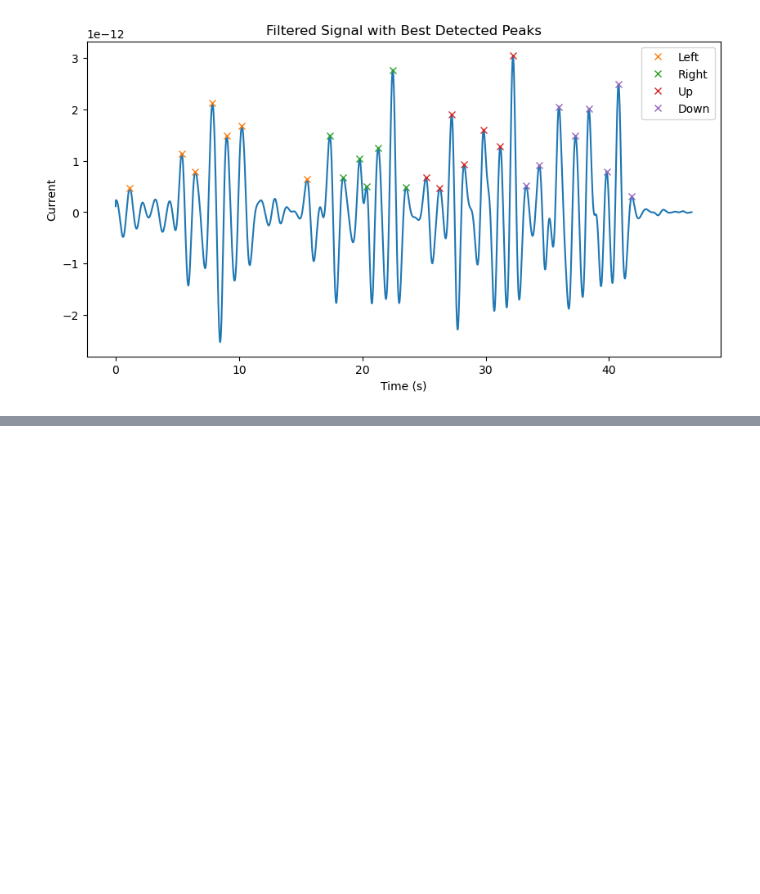
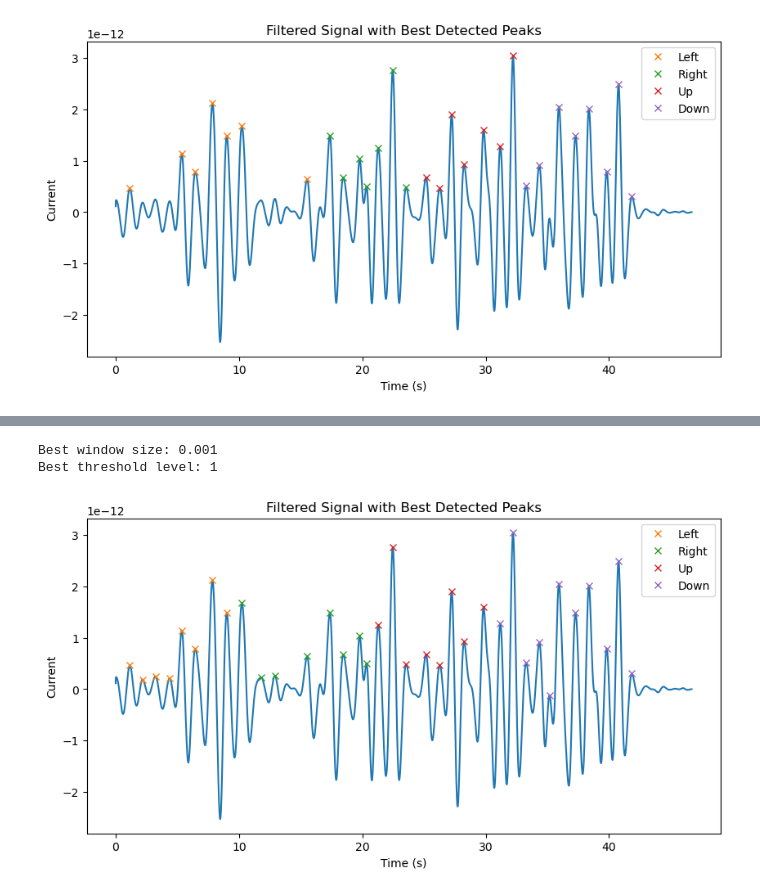
Before and after one commit to shreeshkarjagi/Senior-Capstone, a Jupyter notebook: simple signal processing .ipynb, the cells around one changed output, grey strips where cells are left out. Saved outputs shown, nothing was run; the diff lists cells and outputs as text; code cells hidden in the pictures; blank space fills up the shorter version.

```diff
--- a/simple signal processing .ipynb
+++ b/simple signal processing .ipynb
@@ -274,0 +236,55 @@ KeyError: 'widths'
+# %%
+# Define range of window sizes and threshold levels to try
+window_sizes = [0.001, 0.005, 0.01, 0.05]
+threshold_levels = [1, 2, 3, 4, 5]
+
+# Initialize variables to store best results
+best_window = None
+best_threshold = None
+best_peaks = None
+best_score = 0
+
+# Loop over all window sizes and threshold levels and evaluate performance
+for window in window_sizes:
+    for threshold in threshold_levels:
+        # Find peaks in the filtered signal above the threshold, with minimum distance of 1 window length
+        min_dist = int(window * fs)
+        peaks, properties = find_peaks(second_derivative, prominence=threshold * baseline, distance=min_dist, width=0.1)
+
+        # Calculate performance score as number of peaks detected
+        score = len(peaks)
+
+        # Update best results if this combination is better
+        if score > best_score:
+            best_window = window
+            best_threshold = threshold
+            best_peaks = peaks
+            best_score = score
+
+# Print best window and threshold values
+print('Best window size:', best_window)
+print('Best threshold level:', best_threshold)
+
+# Group peaks into left, right, up, and down movements
+num_peaks_per_movement = len(best_peaks) // 4
+left_peaks = best_peaks[:num_peaks_per_movement]
+right_peaks = best_peaks[num_peaks_per_movement:num_peaks_per_movement*2]
+up_peaks = best_peaks[num_peaks_per_movement*2:num_peaks_per_movement*3]
+down_peaks = best_peaks[num_peaks_per_movement*3:]
+
+# Plot best detected peaks on top of filtered signal
+plt.figure(figsize=(10, 5))
+plt.plot(data['Time'], second_derivative)
+plt.plot(data['Time'][left_peaks], second_derivative[left_peaks], 'x', label='Left')
+plt.plot(data['Time'][right_peaks], second_derivative[right_peaks], 'x', label='Right')
+plt.plot(data['Time'][up_peaks], second_derivative[up_peaks], 'x', label='Up')
+plt.plot(data['Time'][down_peaks], second_derivative[down_peaks], 'x', label='Down')
+plt.title('Filtered Signal with Best Detected Peaks')
+plt.xlabel('Time (s)')
+plt.ylabel('Current')
+plt.legend()
+plt.show()
+# %% [output]
+Best window size: 0.001
+Best threshold level: 1
+[figure, added]
```
Also changed, not shown: parts of 7 cells of this notebook, 12 other files.
